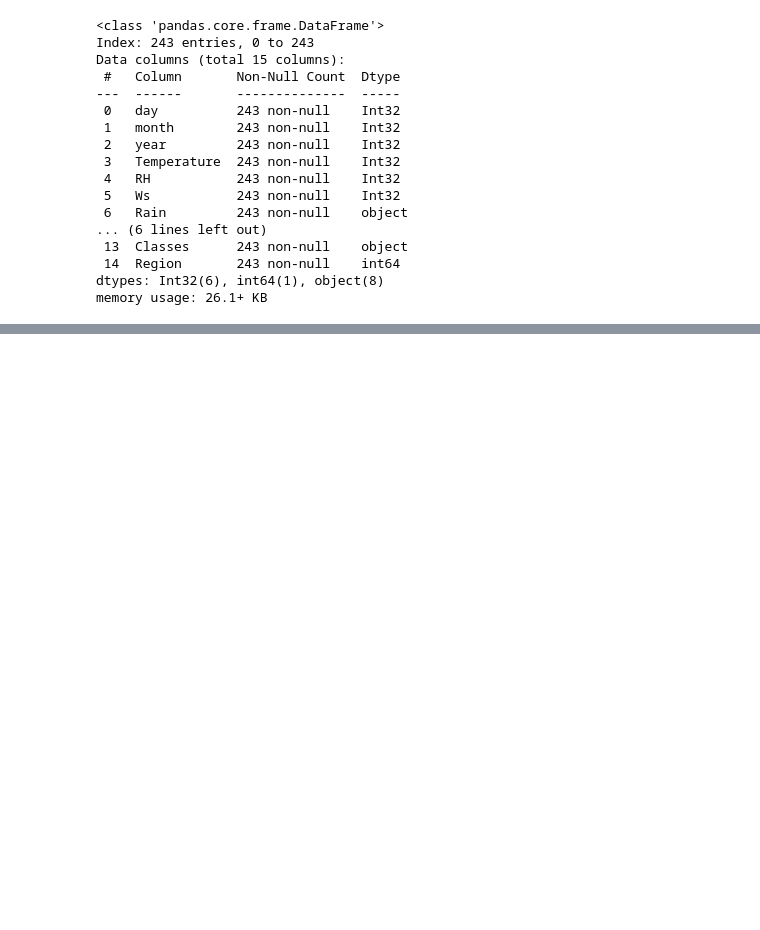
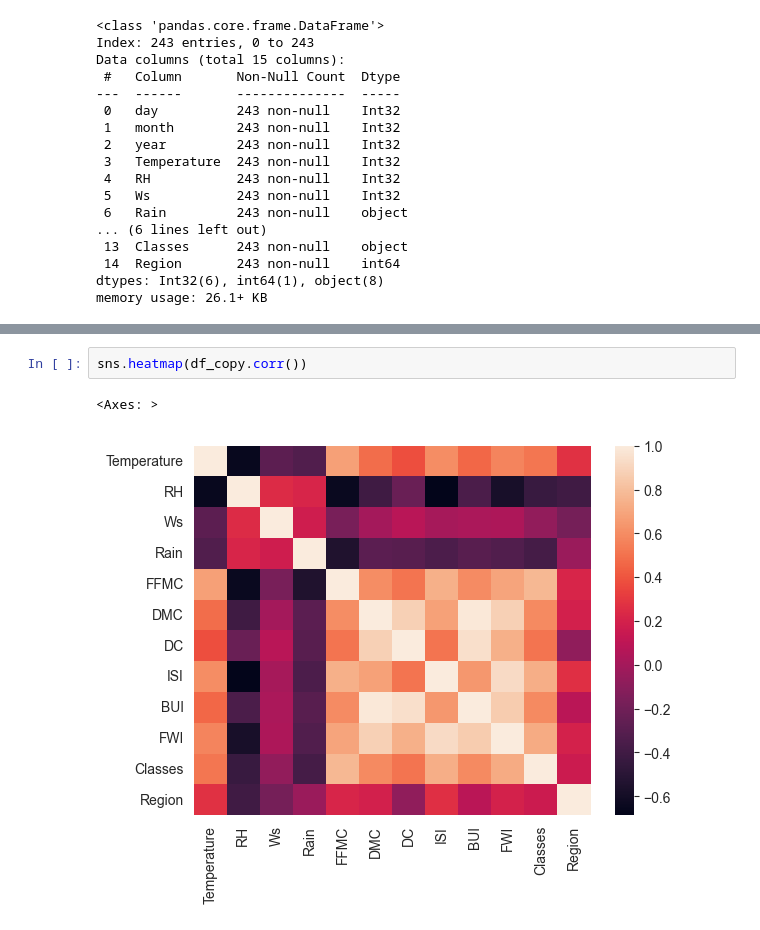
Before and after one commit to neelakandanoj/Machine-Learning-Projects, a Jupyter notebook: ML Project/Algerian Forest Fire/ForestFire(Ridge,Lasso,Linear).ipynb, the cells around one changed output, grey strips where cells are left out. Cells and saved outputs as stored; diff of their text form; blank space fills up the shorter version.

```diff
--- a/ML Project/Algerian Forest Fire/ForestFire(Ridge,Lasso,Linear).ipynb
+++ b/ML Project/Algerian Forest Fire/ForestFire(Ridge,Lasso,Linear).ipynb
@@ -231,0 +376,5 @@ memory usage: 26.1+ KB
+# %%
+sns.heatmap(df_copy.corr())
+# %% [output]
+<Axes: >
+[figure, added]
```
Also changed, not shown: parts of 44 cells of this notebook, 1 other file.
